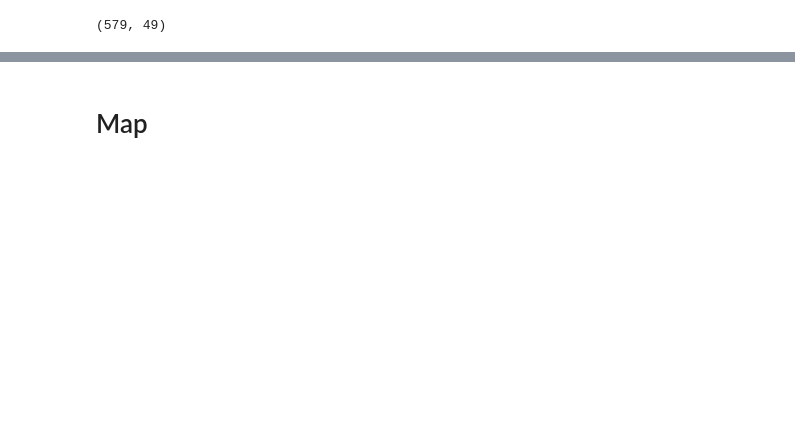
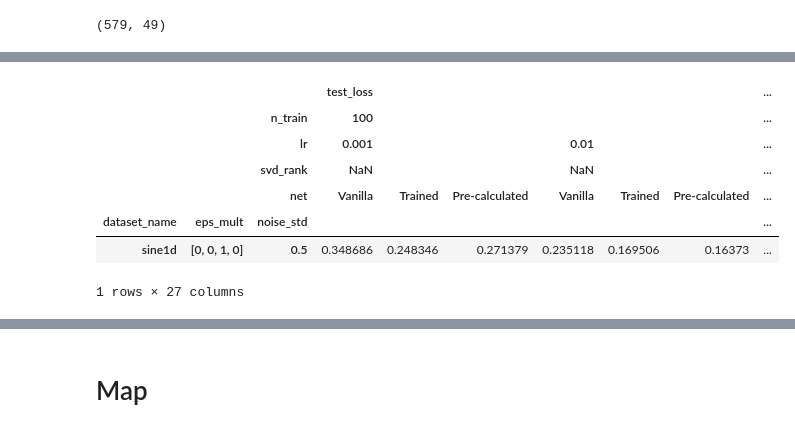
Before and after one commit to elidub/SymPDE, a Jupyter notebook: notebooks_symlie/results_step12.ipynb, the cells around one changed output, grey strips where cells are left out. Drawn from its saved outputs; the diff is of its cells as text; code cells hidden in the pictures; blank space fills up the shorter version.

```diff
--- a/notebooks_symlie/results_step12.ipynb
+++ b/notebooks_symlie/results_step12.ipynb
@@ -110,3 +86,14 @@ dataset_name='noise', group=('[0, 1, 1, 1]', '1.0'), hparams_min=('test_loss', 0
+# %%
+ddd_mean
+# %% [output]
+|  |  |  | test_loss |  |  |  |  |  | ... |
+|  |  | n_train | 100 |  |  |  |  |  | ... |
+|  |  | lr | 0.001 |  |  | 0.01 |  |  | ... |
+|  |  | svd_rank | NaN |  |  | NaN |  |  | ... |
+|  |  | net | Vanilla | Trained | Pre-calculated | Vanilla | Trained | Pre-calculated | ... |
+| dataset_name | eps_mult | noise_std |  |  |  |  |  |  | ... |
+| sine1d | [0, 0, 1, 0] | 0.5 | 0.348686 | 0.248346 | 0.271379 | 0.235118 | 0.169506 | 0.16373 | ... |
+1 rows × 27 columns
 # %%
 if step == 2:
     plot_best(ddd_mean, ddd_std)
```
Also changed, not shown: parts of 8 cells of this notebook, 4 other files.
